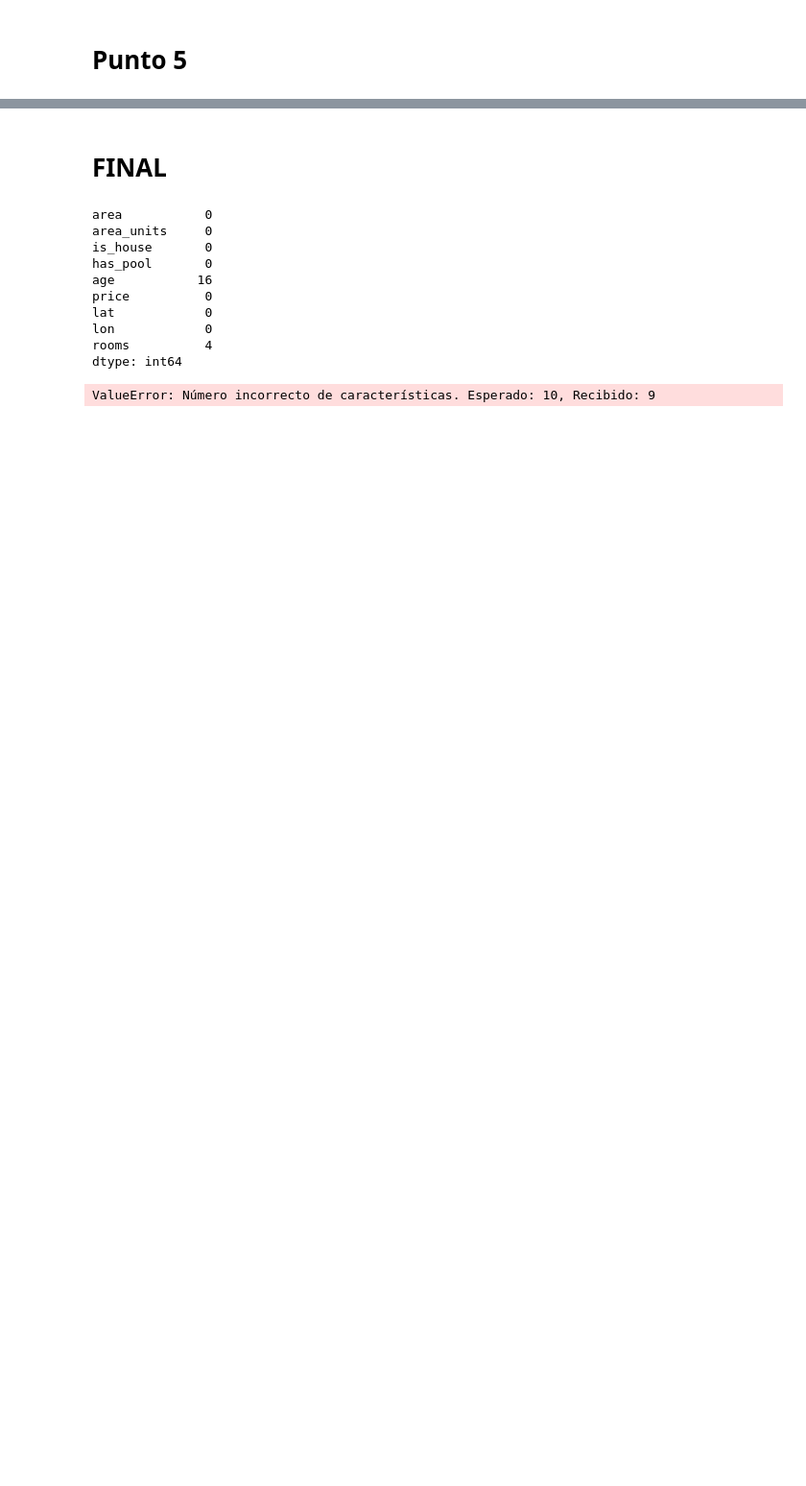
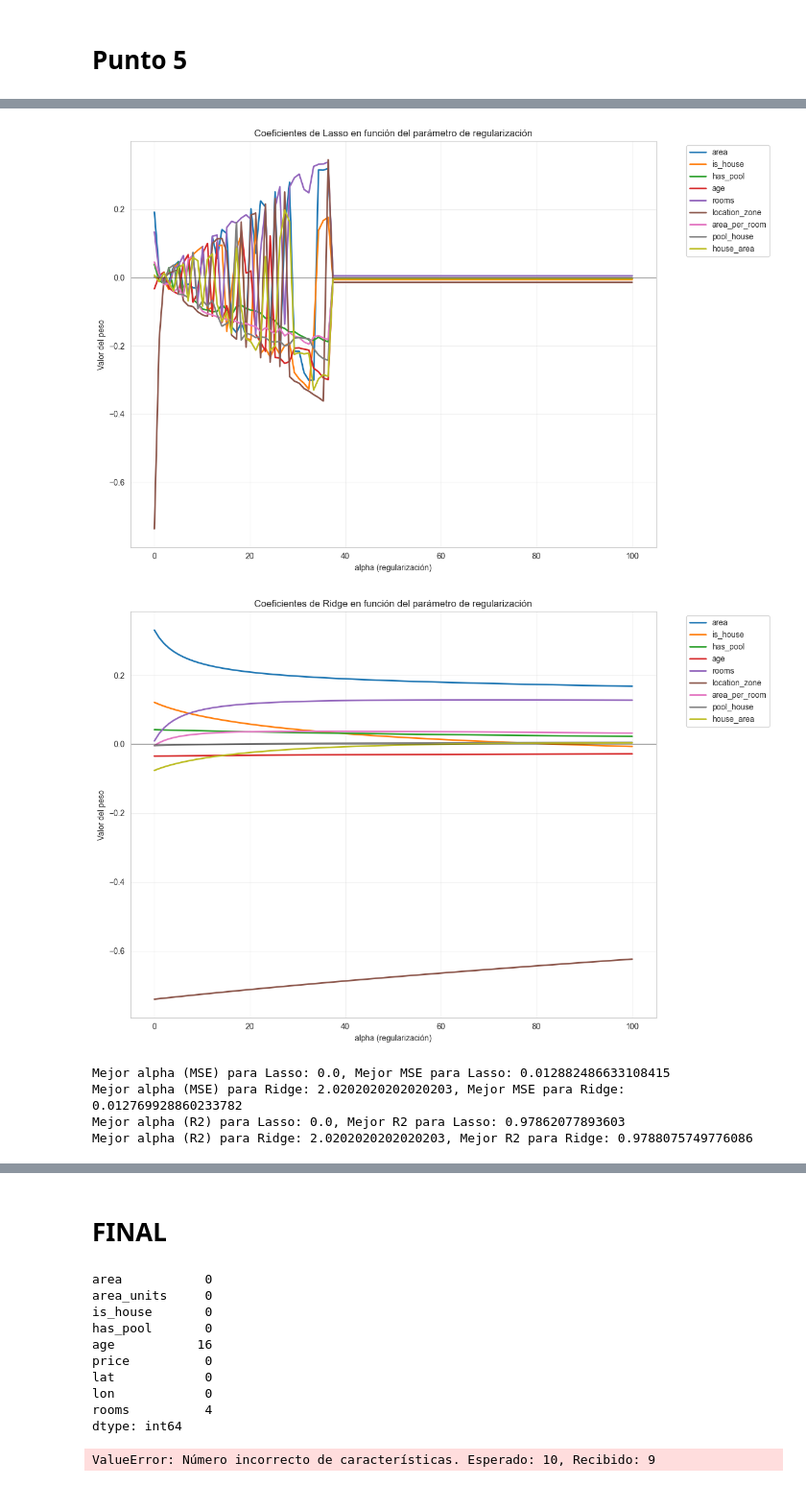
Before and after one commit to frizynn/tp1-machine-learning, a Jupyter notebook: src/Entrega_Tp1.ipynb, the cells around one changed output, grey strips where cells are left out. Shown at 96% size. Cells and saved outputs as stored; diff of their text form; code cells hidden in the pictures; blank space fills up the shorter version.

```diff
--- a/src/Entrega_Tp1.ipynb
+++ b/src/Entrega_Tp1.ipynb
@@ -1066,0 +914,64 @@ Alpha: 10000.0000, R2: -0.6964
+# %%
+from utils.visuals import plot_regularization_path
+from models.regression.linear_regressor import LinearRegressor
+
+df = pd.read_csv(r"../data/processed/casas_dev_eng.csv")
+X = df.drop('price', axis=1)
+y = df['price']
+
+X_train, X_test, y_train, y_test = split_test_train_with_label(
+    X, y,
+    test_size=0.20,
+    random_state=12,
+    normalize=True
+)
+
+fig_lasso, coefs_lasso, r2_scores_lasso, best_metrics_lasso = plot_regularization_path(
+    X_train=X_train,
+    X_test=X_test,
+    y_train=y_train,
+    y_test=y_test,
+    regularization='l1',
+    method='gradient_descent',
+    learning_rate=0.01,
+    epochs=1000,
+    alphas=np.linspace(0, 100, 100),
+    print_metrics=False,
+    model=LinearRegressor,
+    transform_target=np.log
+)
+
+fig_ridge, coefs_ridge, r2_scores_ridge, best_metrics_ridge = plot_regularization_path(
+    X_train=X_train,
+    X_test=X_test,
+    y_train=y_train,
+    y_test=y_test,
+    regularization='l2',
+    method='pseudo_inverse',
+    alphas=np.linspace(0, 100, 100),
+    print_metrics=False,
+    model=LinearRegressor,
+    transform_target=np.log
+)
+
+
+plt.show()
+
+best_alphaMSE_lasso, best_mse_lasso = best_metrics_lasso['best_alpha_mse'], best_metrics_lasso['best_mse']
+best_alphaMSE_ridge, best_mse_ridge = best_metrics_ridge['best_alpha_mse'], best_metrics_ridge['best_mse']
+
+print(f"Mejor alpha (MSE) para Lasso: {best_alphaMSE_lasso}, Mejor MSE para Lasso: {best_mse_lasso}")
+print(f"Mejor alpha (MSE) para Ridge: {best_alphaMSE_ridge}, Mejor MSE para Ridge: {best_mse_ridge}")
+
+best_alphar2_lasso, best_r2_lasso = best_metrics_lasso['best_alpha_r2'], best_metrics_lasso['best_r2']
+best_alphar2_ridge, best_r2_ridge = best_metrics_ridge['best_alpha_r2'], best_metrics_ridge['best_r2']
+
+print(f"Mejor alpha (R2) para Lasso: {best_alphar2_lasso}, Mejor R2 para Lasso: {best_r2_lasso}")
+print(f"Mejor alpha (R2) para Ridge: {best_alphar2_ridge}, Mejor R2 para Ridge: {best_r2_ridge}")
+# %% [output]
+[figure, added]
+[figure, added]
+Mejor alpha (MSE) para Lasso: 0.0, Mejor MSE para Lasso: 0.012882486633108415
+Mejor alpha (MSE) para Ridge: 2.0202020202020203, Mejor MSE para Ridge: 0.012769928860233782
+Mejor alpha (R2) para Lasso: 0.0, Mejor R2 para Lasso: 0.97862077893603
+Mejor alpha (R2) para Ridge: 2.0202020202020203, Mejor R2 para Ridge: 0.9788075749776086
```
Also changed, not shown: parts of 9 cells of this notebook, 6 other files.
